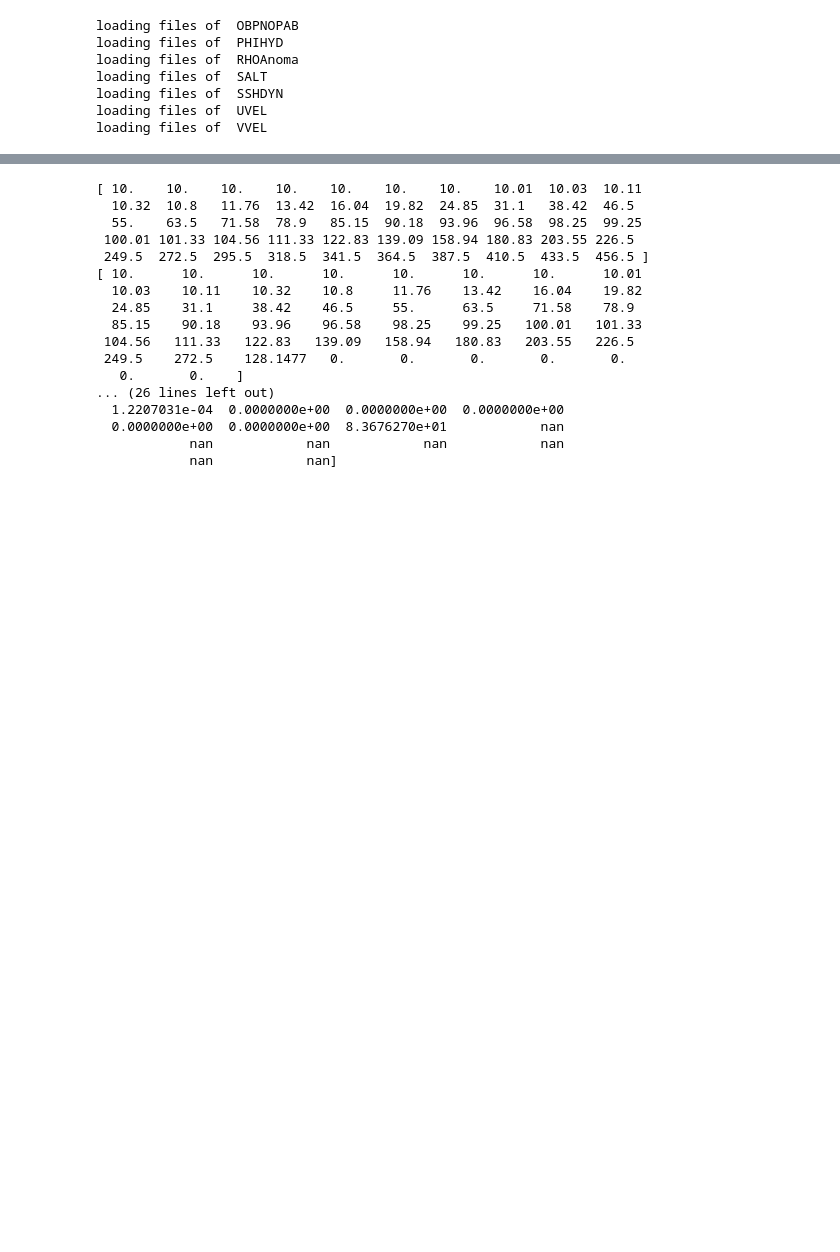
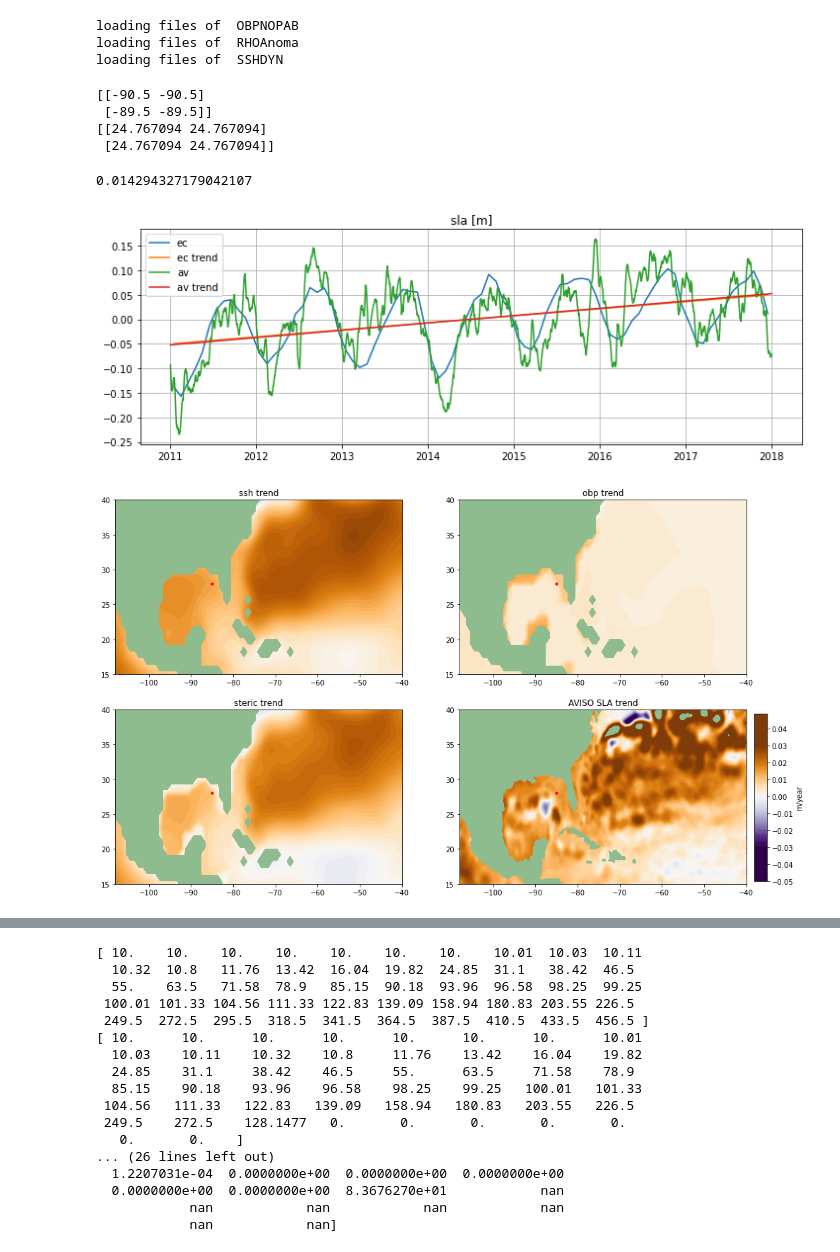
Before and after one commit to jakesteinberg/nasa_ostst, a Jupyter notebook: gradients.ipynb, the cells around one changed output, grey strips where cells are left out. Drawn from its saved outputs; the diff is of its cells as text; code cells hidden in the pictures; blank space fills up the shorter version.

Commit message:
updates to compare AVISO and compute steric height for 270

```diff
--- a/gradients.ipynb
+++ b/gradients.ipynb
@@ -32,9 +32,8 @@ ecco_grid = ecco.load_ecco_grid_nc(grid_dir, 'ECCO-GRID.nc')
 # %%
 ## Load 2D Monthly data...SSH
 data_dir= ECCO_dir + '/nctiles_monthly'
-ecco_daily_vars = ecco.recursive_load_ecco_var_from_years_nc(data_dir, \
-                                           vars_to_load=['SSHDYN','OBPNOPAB','PHIHYD','RHOAnoma','SALT','UVEL','VVEL'],\
-                                           years_to_load=range(2011,2017)).load()
+ecco_daily_vars = ecco.recursive_load_ecco_var_from_years_nc(data_dir, vars_to_load=['SSHDYN','OBPNOPAB', 'RHOAnoma'], \
+                                                             years_to_load=range(2011,2018)).load() # ,'PHIHYD','RHOAnoma','SALT','UVEL','VVEL'
 # ecco_daily_vars = ecco.recursive_load_ecco_var_from_years_nc(data_dir, \
 #                                            vars_to_load=['ETAN'],\
 #                                            years_to_load=range(2013,2016)).load()
@@ -42,12 +41,8 @@ ecco_daily_vars = ecco.recursive_load_ecco_var_from_years_nc(data_dir, \
 ecco_monthly_ds = xr.merge((ecco_grid , ecco_daily_vars))
 # %% [output]
 loading files of  OBPNOPAB
-loading files of  PHIHYD
 loading files of  RHOAnoma
-loading files of  SALT
 loading files of  SSHDYN
-loading files of  UVEL
-loading files of  VVEL
 # %%
 ocean_mask = np.ceil(ecco_monthly_ds.hFacC[0])
 ocean_mask = ocean_mask.where(ocean_mask==1, np.nan)
@@ -76,8 +71,8 @@ metrics = {
 grid = Grid(ecco_monthly_ds, metrics=metrics)
 # %%
 tile_num=10
-lon_range = [-99, -45]
-lat_range = [15, 50]
+lon_range = [-108, -40] # [-128,-40]
+lat_range = [15, 40] # [15, 50]
 # lon_range = [-39, 0]
 # lat_range = [20, 60]
 # -- pull out lats and lons
@@ -229,0 +221,57 @@ p_h = p_a_detrend.where(ecco_monthly_ds.hFacC.isel(tile=tile_num,k=0) !=0, np.na
+# %%
+# AVISO SLA
+av_path = '/Users/jakesteinberg/Documents/NASA_OSTST/AVISO/cmems_obs_ssh_allsat_l4_pt25deg_P1D_1644446947552_2011_2017.nc'
+av = xr.open_dataset(av_path)
+avsla = av.sla-av.sla.mean(dim='time')
+pavsla = avsla.polyfit(dim='time', deg=1)
+avsla_trend = xr.polyval(avsla['time'], pavsla.polyfit_coefficients)
+avsla_detrend = avsla - avsla_trend
+# %%
+lon_site = -90; lat_site = 25;
+ecli = np.where((lons > lon_site-.65) & (lons < lon_site+.65) & (lats > lat_site-.65) & (lats < lat_site+.65))
+print(lons[ecli[0],ecli[1]].data)
+print(lats[ecli[0],ecli[1]].data)
+# %% [output]
+[[-90.5 -90.5]
+ [-89.5 -89.5]]
+[[24.767094 24.767094]
+ [24.767094 24.767094]]
+# %%
+lon_site = -85; lat_site = 28;
+ecli = np.where((lons > lon_site-.65) & (lons < lon_site+.65) & (lats > lat_site-.65) & (lats < lat_site+.65))
+eclon = lons[ecli[0][0], ecli[1][0]]; eclat = lats[ecli[0][0], ecli[1][0]]
+avloni = np.where((av.longitude > eclon-.15) & (av.longitude < eclon+.15))[0][0]
+avlati = np.where((av.latitude > eclat-.15) & (av.latitude < eclat+.15))[0][0]
+print(pssh.polyfit_coefficients[0, tile_num, ecli[0][0], ecli[1][0]].data*1e9*60*60*24*365)
+f, ax = plt.subplots(1,1,figsize=(12,4))
+ax.plot(ecco_monthly_ds.time, ssh_anom[:,tile_num,ecli[0][0], ecli[1][0]], label='ec')
+ax.plot(ecco_monthly_ds.time, ssh_a_trend[:,tile_num,ecli[0][0], ecli[1][0]], label='ec trend')
+ax.plot(av.time, avsla[:, avlati, avloni], label='av'); ax.plot(av.time, avsla_trend[:, avlati, avloni], label='av trend')
+ax.set_title('sla [m]'); ax.legend(); ax.grid()
+
+f, ax = plt.subplots(2,2,figsize=(16,10)); clim = 0.03;
+pssh = pssh.where(ecco_monthly_ds.hFacC.isel(tile=tile_num,k=0) !=0, np.nan)
+ax[0,0].contourf(lons,lats,pssh.polyfit_coefficients.isel(degree=0).isel(tile=tile_num)*1e9*60*60*24*365, \
+            levels=np.arange(-0.05, 0.05,0.001), vmin=-clim,vmax=clim, cmap=plt.get_cmap('PuOr_r')); ax[0,0].set_facecolor('#8FBC8F')
+ax[0,0].scatter(lon_site,lat_site,s=10,color='r')
+ax[0,0].set_title('ssh trend'); ax[0,0].set_xlim(lon_range); ax[0,0].set_ylim(lat_range);
+pobp = pobp.where(ecco_monthly_ds.hFacC.isel(tile=tile_num,k=0) !=0, np.nan)
+ax[0,1].contourf(lons,lats,pobp.polyfit_coefficients.isel(degree=0).isel(tile=tile_num)*1e9*60*60*24*365, \
+            levels=np.arange(-0.05, 0.05,0.001), vmin=-clim,vmax=clim, cmap=plt.get_cmap('PuOr_r')); ax[0,1].set_facecolor('#8FBC8F')
+ax[0,1].scatter(lon_site,lat_site,s=10,color='r')
+ax[0,1].set_title('obp trend'); ax[0,1].set_xlim(lon_range); ax[0,1].set_ylim(lat_range);
+pster = pster.where(ecco_monthly_ds.hFacC.isel(tile=tile_num,k=0) !=0, np.nan)
+ax[1,0].contourf(lons,lats,pster.polyfit_coefficients.isel(degree=0).isel(tile=tile_num)*1e9*60*60*24*365/g/rho0, \
+            levels=np.arange(-0.05, 0.05,0.001), vmin=-clim,vmax=clim, cmap=plt.get_cmap('PuOr_r')); ax[1,0].set_facecolor('#8FBC8F')
+ax[1,0].scatter(lon_site,lat_site,s=10,color='r')
+ax[1,0].set_title('steric trend'); ax[1,0].set_xlim(lon_range); ax[1,0].set_ylim(lat_range)
+Kc = ax[1,1].contourf(av.longitude,av.latitude,pavsla.polyfit_coefficients.isel(degree=0)*1e9*60*60*24*365, \
+            levels=np.arange(-0.05, 0.05,0.001), vmin=-clim,vmax=clim, cmap=plt.get_cmap('PuOr_r')); ax[1,1].set_facecolor('#8FBC8F')
+ax[1,1].scatter(lon_site,lat_site,s=10,color='r')
+ax[1,1].set_title('AVISO SLA trend'); ax[1,1].set_xlim(lon_range); ax[1,1].set_ylim(lat_range)
+cbpos = [0.91, 0.13, 0.015, 0.33]; cax = f.add_axes(cbpos);
+cb = f.colorbar(Kc, cax=cax, orientation='vertical', extend='both', label='m/year')
+# %% [output]
+0.014294327179042107
+[figure, added]
+[figure, added]
```
Also changed, not shown: parts of 3 cells of this notebook, 1 other file.
